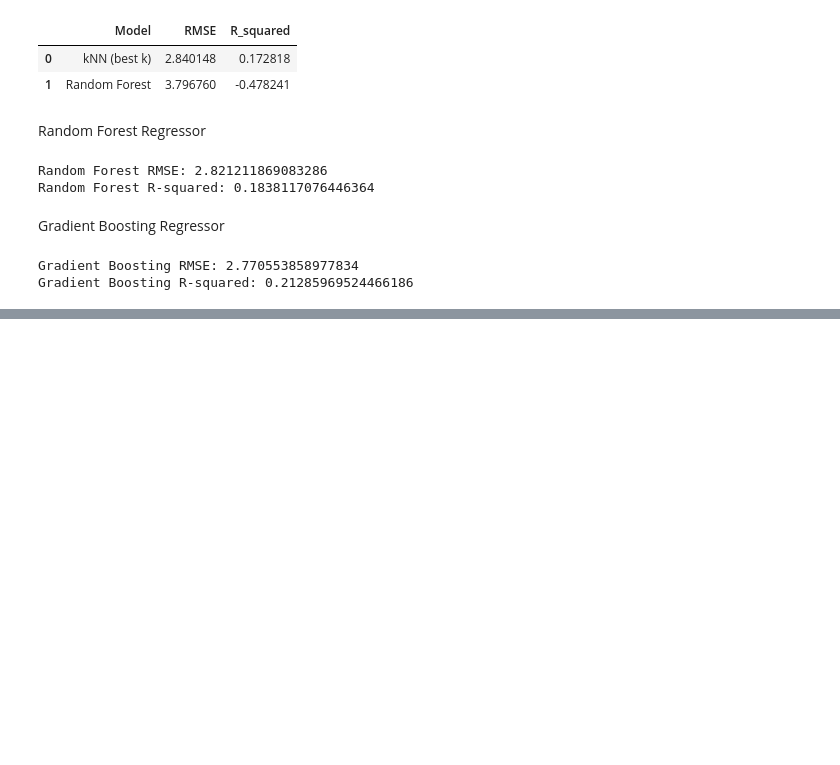
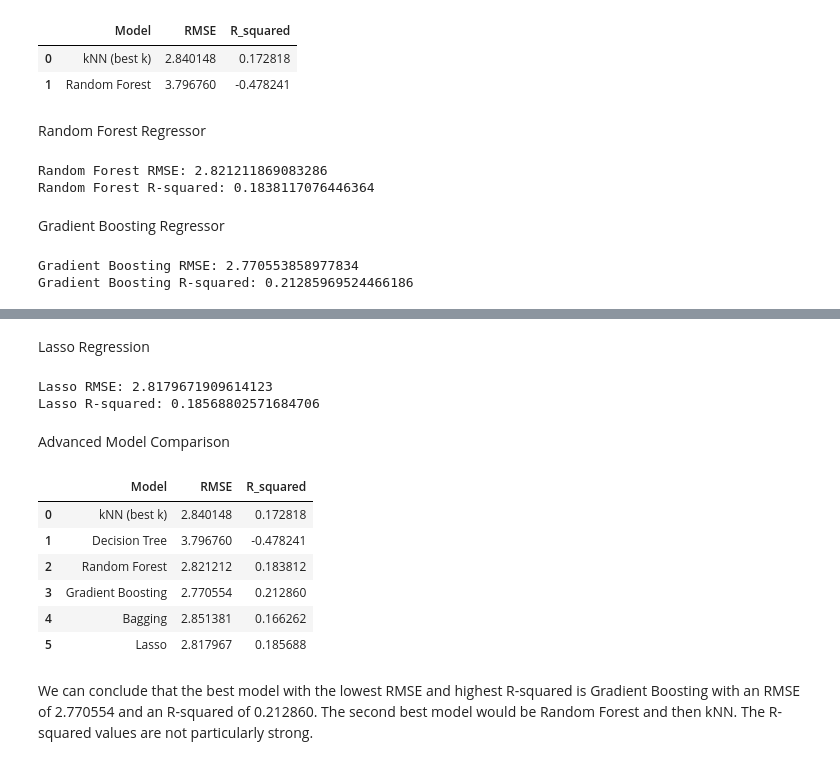
Before and after one commit to NickMoir2/DS3001-Project, a Jupyter notebook: project_code.ipynb, the cells around one changed output, grey strips where cells are left out. Cells and saved outputs as stored; diff of their text form; code cells hidden in the pictures; blank space fills up the shorter version.

```diff
--- a/project_code.ipynb
+++ b/project_code.ipynb
@@ -370,0 +396,63 @@ Gradient Boosting R-squared: 0.21285969524466186
+# %% [markdown]
+Lasso Regression
+# %%
+from sklearn.linear_model import Lasso
+
+lasso_model = Pipeline(steps=[
+    ('prep', preprocess),
+    ('model', Lasso(alpha=0.01))
+])
+
+lasso_model.fit(X_train_adv, y_train_adv)
+lasso_preds = lasso_model.predict(X_test_adv)
+
+lasso_mse = mean_squared_error(y_test_adv, lasso_preds)
+lasso_rmse = np.sqrt(lasso_mse)
+lasso_r2 = r2_score(y_test_adv, lasso_preds)
+
+print("Lasso RMSE:", lasso_rmse)
+print("Lasso R-squared:", lasso_r2)
+# %% [output]
+Lasso RMSE: 2.8179671909614123
+Lasso R-squared: 0.18568802571684706
+# %% [markdown]
+Advanced Model Comparison
+# %%
+comparison = pd.DataFrame({
+    "Model": [
+        "kNN (best k)",
+        "Decision Tree",
+        "Random Forest",
+        "Gradient Boosting",
+        "Bagging",
+        "Lasso"
+    ],
+    "RMSE": [
+        knn_rmse,
+        tree_rmse,
+        rf_rmse,
+        gb_rmse,
+        bag_rmse,
+        lasso_rmse
+    ],
+    "R_squared": [
+        knn_r2,
+        tree_r2,
+        rf_r2,
+        gb_r2,
+        bag_r2,
+        lasso_r2
+    ]
+})
+
+comparison
+# %% [output]
+|  | Model | RMSE | R_squared |
+| 0 | kNN (best k) | 2.840148 | 0.172818 |
+| 1 | Decision Tree | 3.796760 | -0.478241 |
+| 2 | Random Forest | 2.821212 | 0.183812 |
+| 3 | Gradient Boosting | 2.770554 | 0.212860 |
+| 4 | Bagging | 2.851381 | 0.166262 |
+| 5 | Lasso | 2.817967 | 0.185688 |
+# %% [markdown]
+We can conclude that the best model with the lowest RMSE and highest R-squared is Gradient Boosting with an RMSE of 2.770554 and an R-squared of 0.212860. The second best model would be Random Forest and then kNN. The R-squared values are not particularly strong.
```
Also changed, not shown: parts of 2 cells of this notebook.
